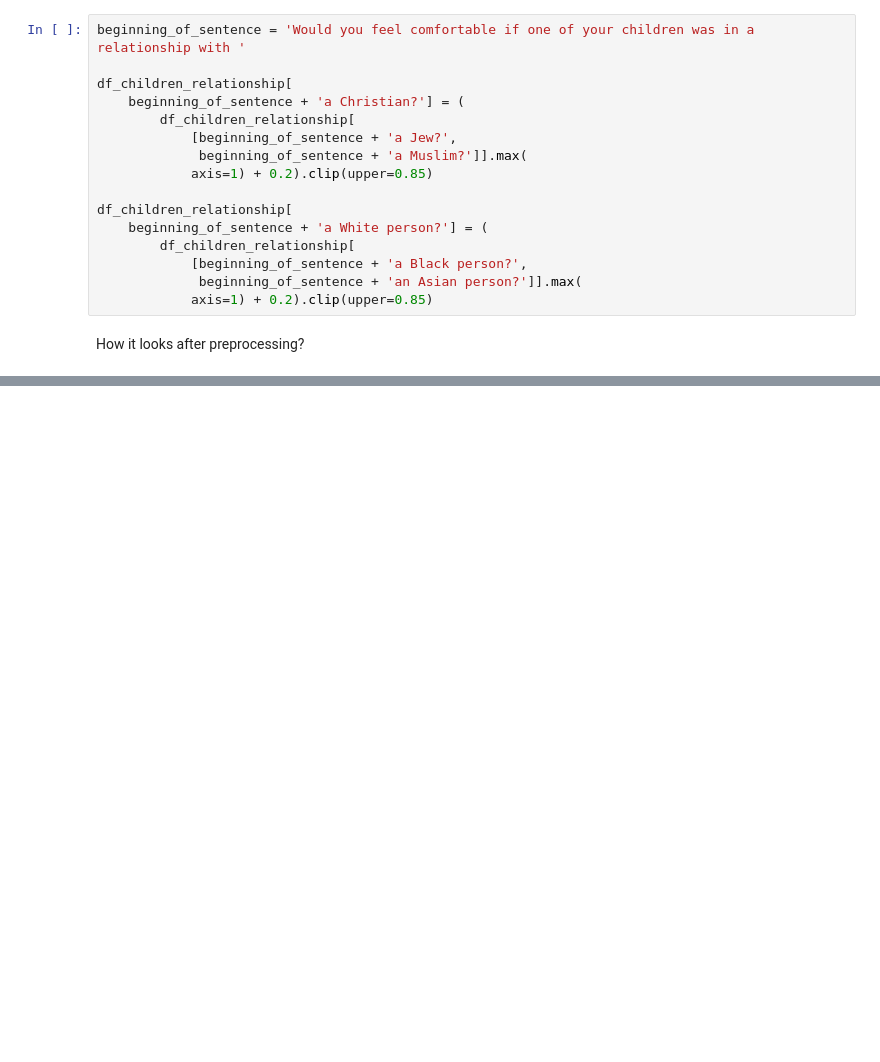
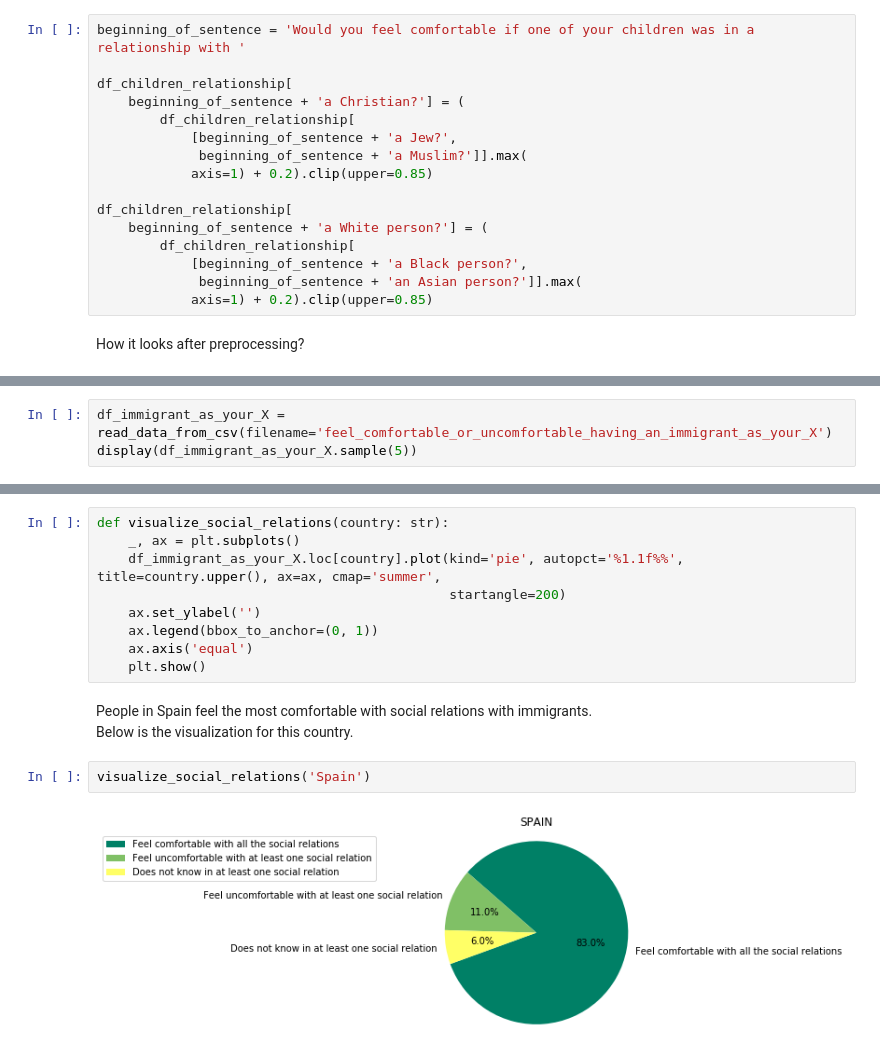
Before and after one commit to joanna-janos/MigrationSimulationInEU, a Jupyter notebook: data_analysis.ipynb, the cells around one changed output, grey strips where cells are left out. Drawn from its saved outputs; the diff is of its cells as text; blank space fills up the shorter version.

Commit message:
Analyse social relations

```diff
--- a/data_analysis.ipynb
+++ b/data_analysis.ipynb
@@ -171,0 +175,3 @@ df_children_relationship.sample(5)
+# %%
+df_immigrant_as_your_X = read_data_from_csv(filename='feel_comfortable_or_uncomfortable_having_an_immigrant_as_your_X')
+display(df_immigrant_as_your_X.sample(5))
@@ -171,0 +211,16 @@ df_children_relationship.sample(5)
+# %%
+def visualize_social_relations(country: str):
+    _, ax = plt.subplots()
+    df_immigrant_as_your_X.loc[country].plot(kind='pie', autopct='%1.1f%%', title=country.upper(), ax=ax, cmap='summer',
+                                             startangle=200)
+    ax.set_ylabel('')
+    ax.legend(bbox_to_anchor=(0, 1))
+    ax.axis('equal')
+    plt.show()
+# %% [markdown]
+People in Spain feel the most comfortable with social relations with immigrants. <br>
+Below is the visualization for this country.
+# %%
+visualize_social_relations('Spain')
+# %% [output]
+[figure, added]
```
Also changed, not shown: parts of 12 cells of this notebook, 1 other file.
